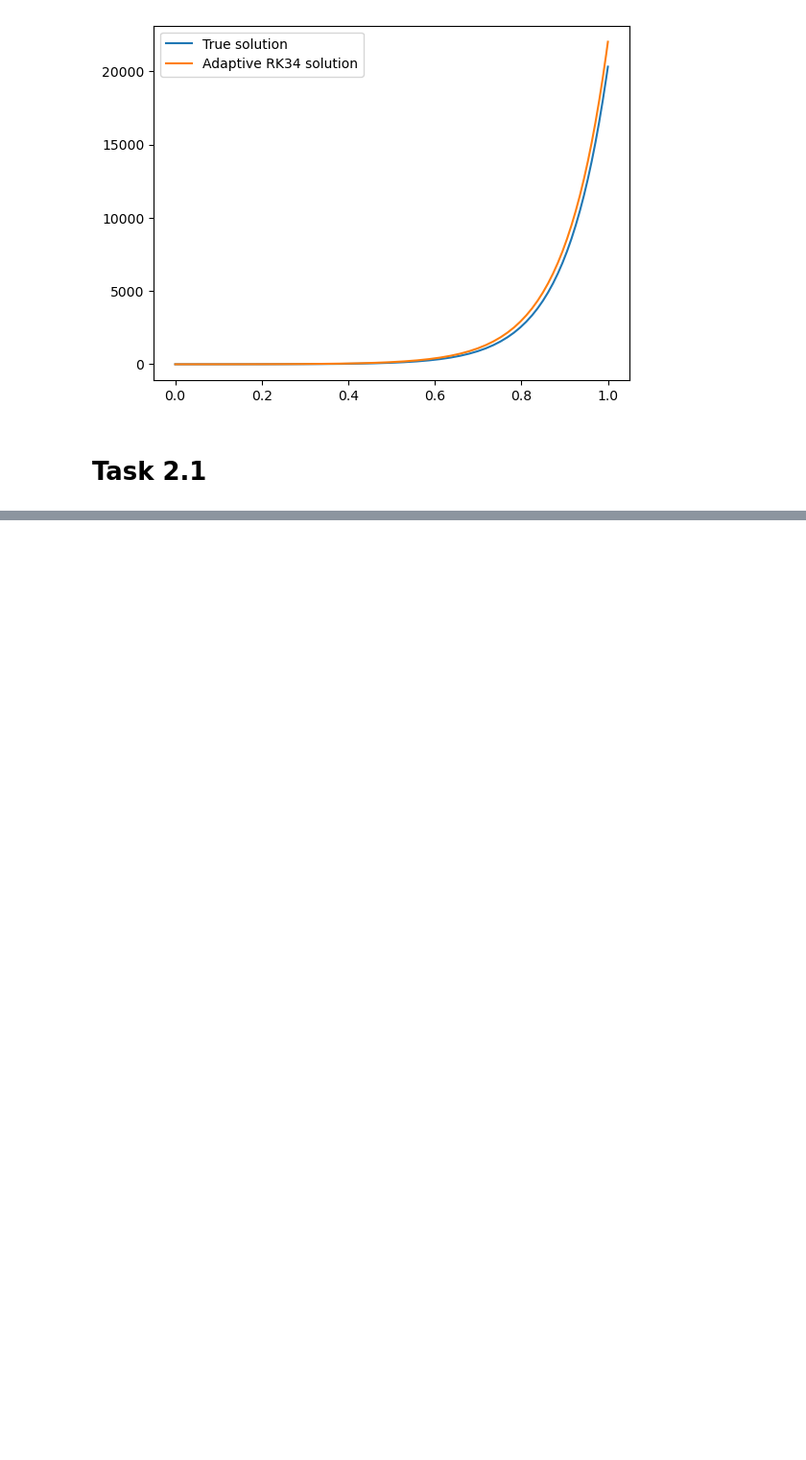
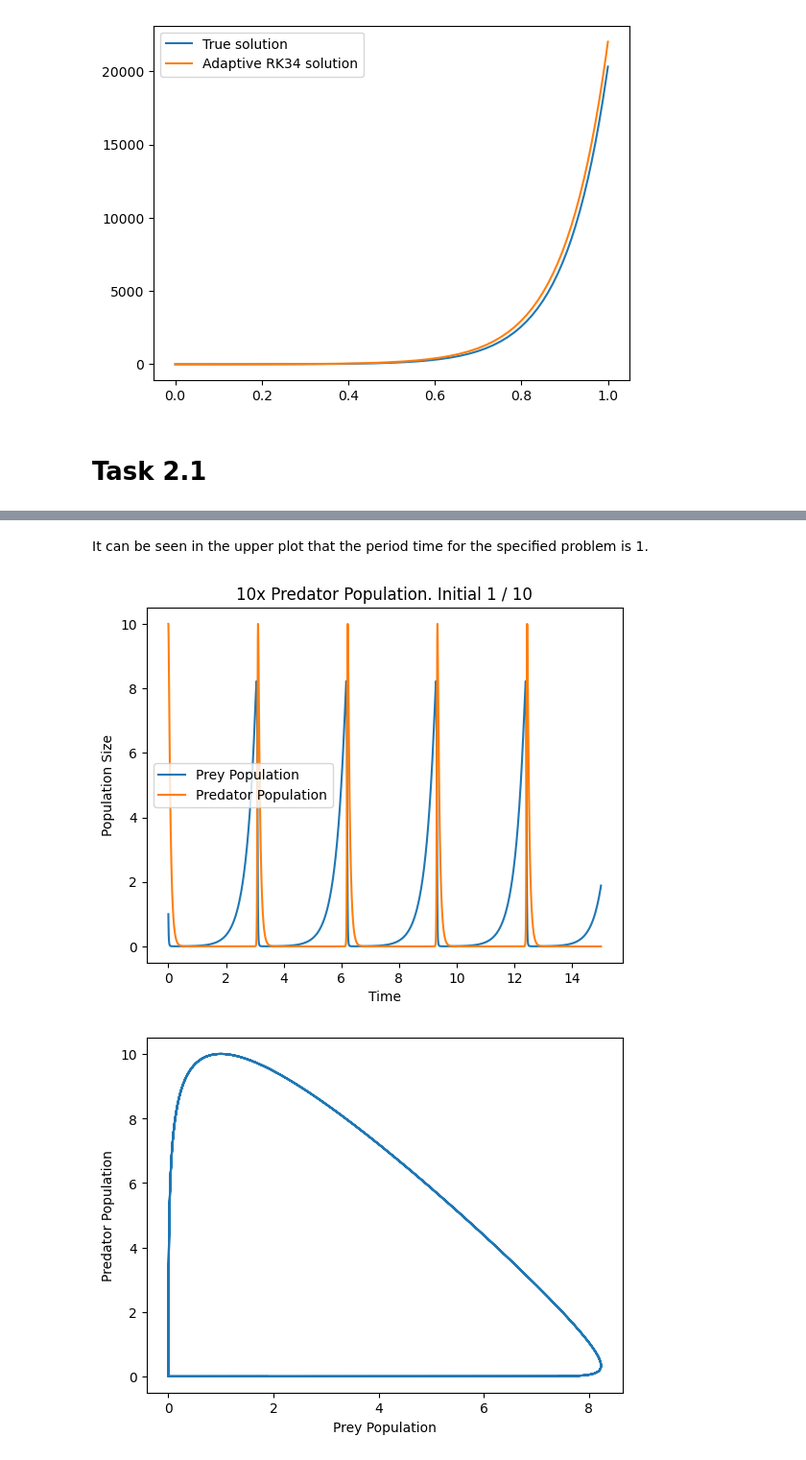
Before and after one commit to varepg/numerical-differential-equations, a Jupyter notebook: project1/project1.ipynb, the cells around one changed output, grey strips where cells are left out. Shown at 96% size. Cells and saved outputs as stored; diff of their text form; code cells hidden in the pictures; blank space fills up the shorter version.

```diff
--- a/project1/project1.ipynb
+++ b/project1/project1.ipynb
@@ -71,0 +81,35 @@ plt.show()
+# %% [markdown]
+It can be seen in the upper plot that the period time for the specified problem is 1.
+# %%
+def predator_prey_plot(x0, y0, title):
+    u0 = np.array([x0, y0])
+    t_grid, u = adaptive_RK34(f, t0, tf, u0, tol)
+
+    plt.plot(t_grid, u[0,:])
+    plt.plot(t_grid, u[1,:])
+    plt.legend(["Prey Population", "Predator Population"])
+    plt.xlabel("Time")
+    plt.ylabel("Population Size")
+    plt.title(title + f" Initial {x0} / {y0}")
+    plt.show()
+
+    plt.plot(u[0,:], u[1,:])
+    plt.xlabel("Prey Population")
+    plt.ylabel("Predator Population")
+    plt.show()
+
+
+x0, y0 = 1, 10
+predator_prey_plot(x0, y0, "10x Predator Population.")
+
+x0, y0 = 2, 20
+predator_prey_plot(x0, y0, "10x Predator Population.")
+
+x0, y0 = 10, 1
+predator_prey_plot(x0, y0, "10x Prey Population.")
+
+x0, y0 = 3, 1
+predator_prey_plot(x0, y0, "3x Prey Population.")
+# %% [output]
+[figure, added]
+[figure, added]
```
Also changed, not shown: parts of 4 cells of this notebook.
